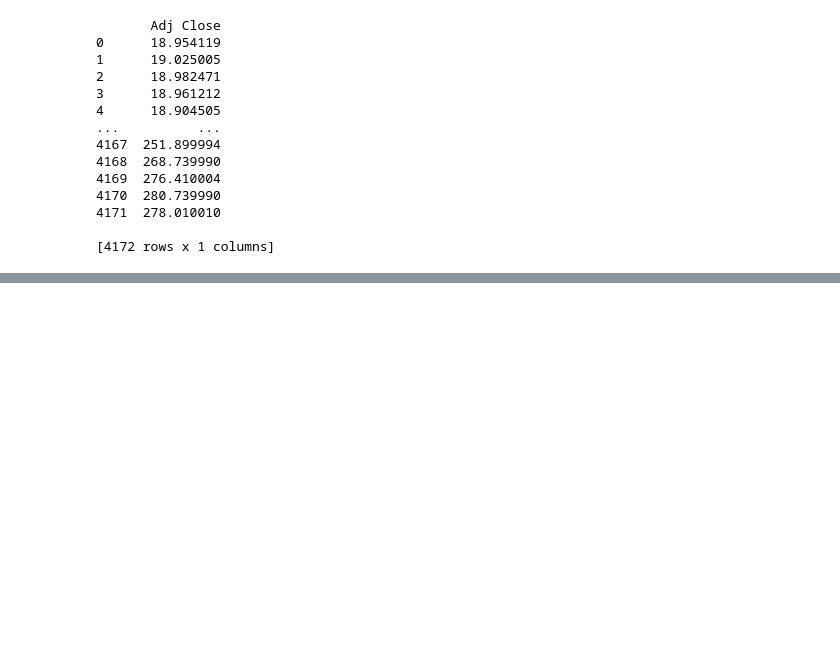
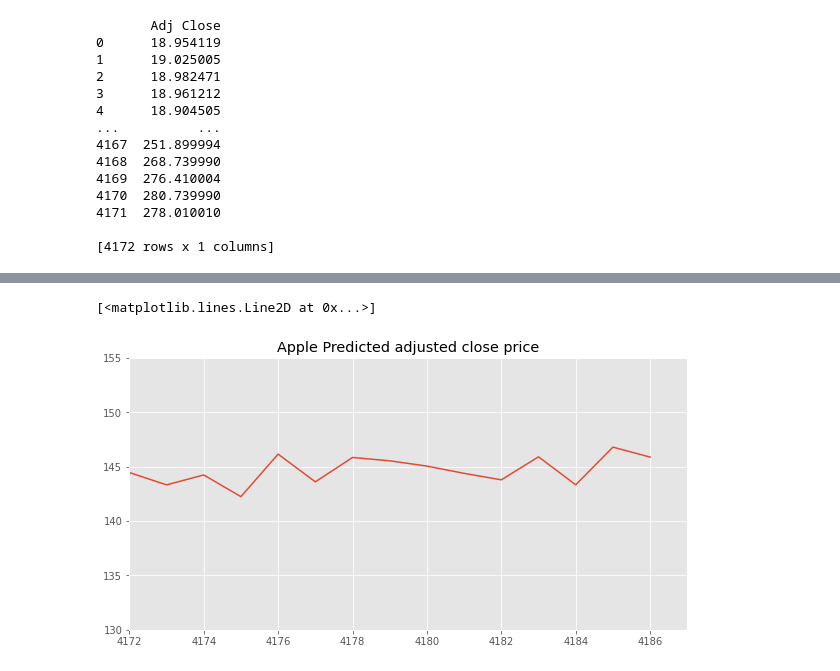
Before and after one commit to Mar3yZhang/UCI-stock-prediction-test, a Jupyter notebook: Group2_FinalProject.ipynb, the cells around one changed output, grey strips where cells are left out. Saved outputs shown, nothing was run; the diff lists cells and outputs as text; code cells hidden in the pictures; blank space fills up the shorter version.

```diff
--- a/Group2_FinalProject.ipynb
+++ b/Group2_FinalProject.ipynb
@@ -402,10 +402,10 @@ df_reg_apple = df_reg_apple['2005-1-1':'2022-8-1']
 
 # encode the date type data
 df_reg_apple = df_reg_apple.iloc[:, [0]].reset_index(drop=True)
-y_apple_volume = df_reg_apple.values
-x_apple_volume = df_reg_apple.index.values.reshape(-1, 1)
+y_apple_adj = df_reg_apple.values
+x_apple_adj = df_reg_apple.index.values.reshape(-1, 1)
 print(df_reg_apple)
-x_apple_train, x_apple_test, y_apple_train, y_apple_test = train_test_split(x_apple_volume, y_apple_volume,
+x_apple_train, x_apple_test, y_apple_train, y_apple_test = train_test_split(x_apple_adj, y_apple_adj,
                                                                             test_size=0.01,
                                                                             random_state=19)
 # %% [output]
@@ -549,0 +561,10 @@ print(y_apple_volume)
+# %%
+plt.figure(figsize=(10, 5))
+plt.title('Apple Predicted adjusted close price')
+plt.grid(True)
+plt.xlim(4172, 4187)
+plt.ylim(130, 155)
+plt.plot(df_apple)
+# %% [output]
+[<matplotlib.lines.Line2D at 0x...>]
+[figure, added]
```
Also changed, not shown: parts of 22 cells of this notebook, 1 other file.
